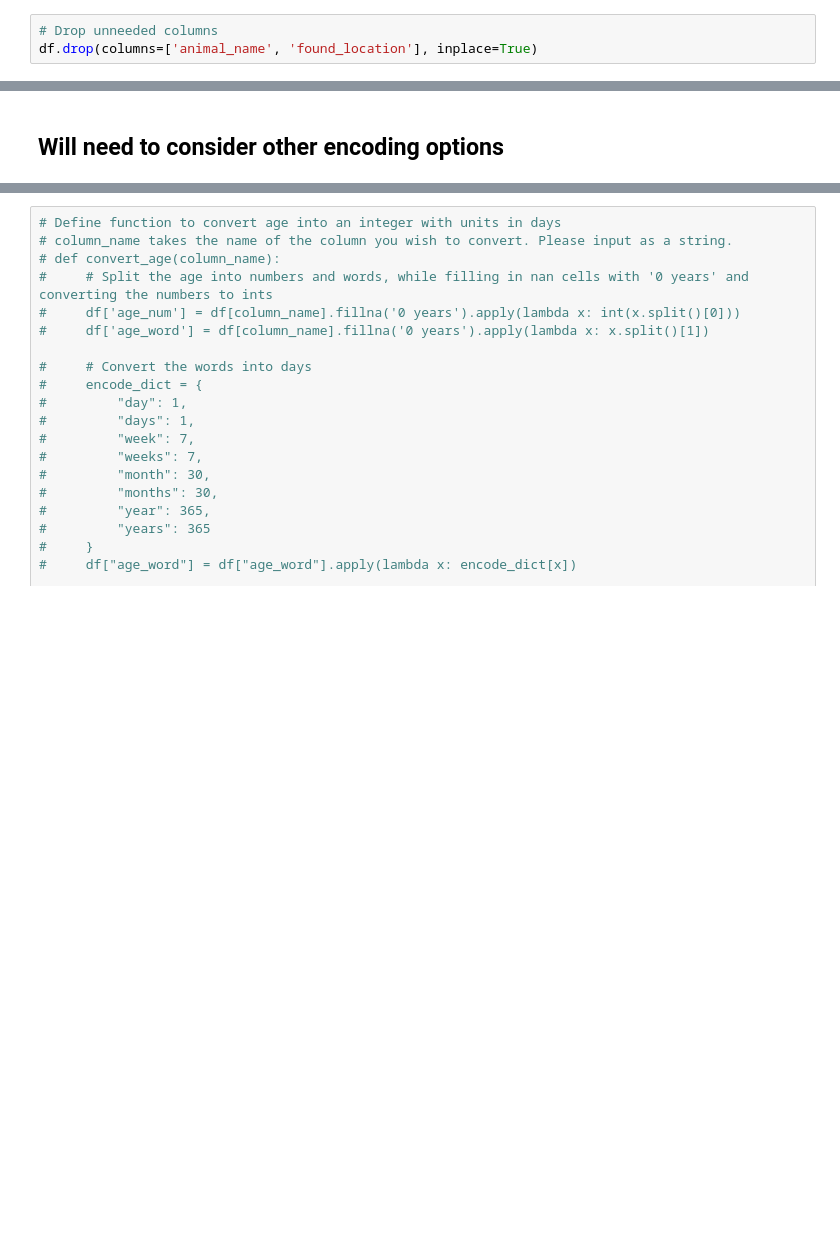
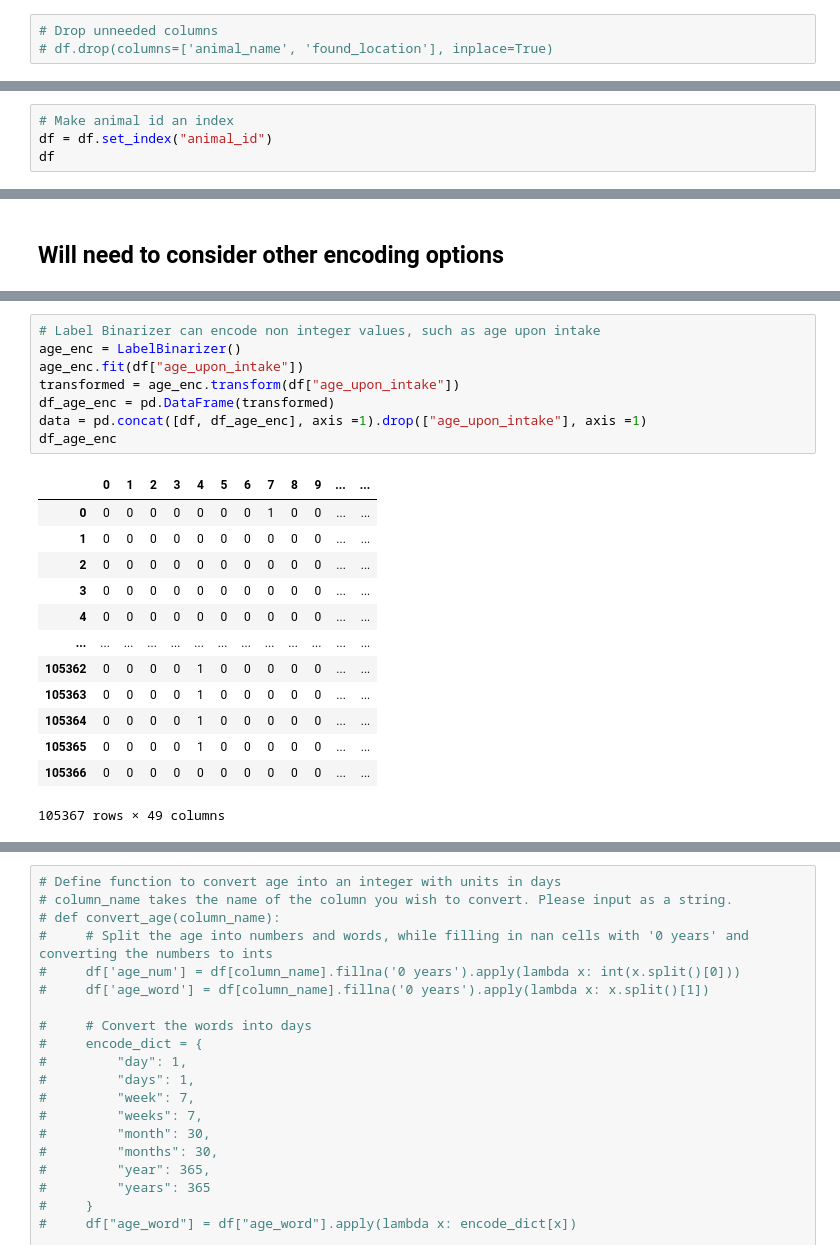
Before and after one commit to ilaha/Austin_AniML_Rescue, a Jupyter notebook: merged_csv_cleaning.ipynb, the cells around one changed output, grey strips where cells are left out. Cells and saved outputs as stored; diff of their text form; blank space fills up the shorter version.

Commit message:
Made the Animal_ID columns index and testing a few encoding options to see which fits the best for the Random Forest module later

```diff
--- a/merged_csv_cleaning.ipynb
+++ b/merged_csv_cleaning.ipynb
@@ -106,6 +104,6 @@ print(df.intake_condition.unique())
 # %%
 # Drop unneeded columns
-df.drop(columns=['animal_name', 'found_location'], inplace=True)
+# df.drop(columns=['animal_name', 'found_location'], inplace=True)
 # %%
 # Convert date_of_birth, intake_date, and outcome_date to datetime
 df["date_of_birth"] = pd.to_datetime(df["date_of_birth"])
@@ -124,0 +116,4 @@ df.head()
+# %%
+# Make animal id an index
+df = df.set_index("animal_id")
+df
@@ -144,0 +217,22 @@ df.head()
+# %%
+# Label Binarizer can encode non integer values, such as age upon intake
+age_enc = LabelBinarizer()
+age_enc.fit(df["age_upon_intake"])
+transformed = age_enc.transform(df["age_upon_intake"])
+df_age_enc = pd.DataFrame(transformed)
+data = pd.concat([df, df_age_enc], axis =1).drop(["age_upon_intake"], axis =1)
+df_age_enc
+# %% [output]
+|  | 0 | 1 | 2 | 3 | 4 | 5 | 6 | 7 | 8 | 9 | ... | ... |
+| 0 | 0 | 0 | 0 | 0 | 0 | 0 | 0 | 1 | 0 | 0 | ... | ... |
+| 1 | 0 | 0 | 0 | 0 | 0 | 0 | 0 | 0 | 0 | 0 | ... | ... |
+| 2 | 0 | 0 | 0 | 0 | 0 | 0 | 0 | 0 | 0 | 0 | ... | ... |
+| 3 | 0 | 0 | 0 | 0 | 0 | 0 | 0 | 0 | 0 | 0 | ... | ... |
+| 4 | 0 | 0 | 0 | 0 | 0 | 0 | 0 | 0 | 0 | 0 | ... | ... |
+| ... | ... | ... | ... | ... | ... | ... | ... | ... | ... | ... | ... | ... |
+| 105362 | 0 | 0 | 0 | 0 | 1 | 0 | 0 | 0 | 0 | 0 | ... | ... |
+| 105363 | 0 | 0 | 0 | 0 | 1 | 0 | 0 | 0 | 0 | 0 | ... | ... |
+| 105364 | 0 | 0 | 0 | 0 | 1 | 0 | 0 | 0 | 0 | 0 | ... | ... |
+| 105365 | 0 | 0 | 0 | 0 | 1 | 0 | 0 | 0 | 0 | 0 | ... | ... |
+| 105366 | 0 | 0 | 0 | 0 | 0 | 0 | 0 | 0 | 0 | 0 | ... | ... |
+105367 rows × 49 columns
```
Also changed, not shown: parts of 25 cells of this notebook.
